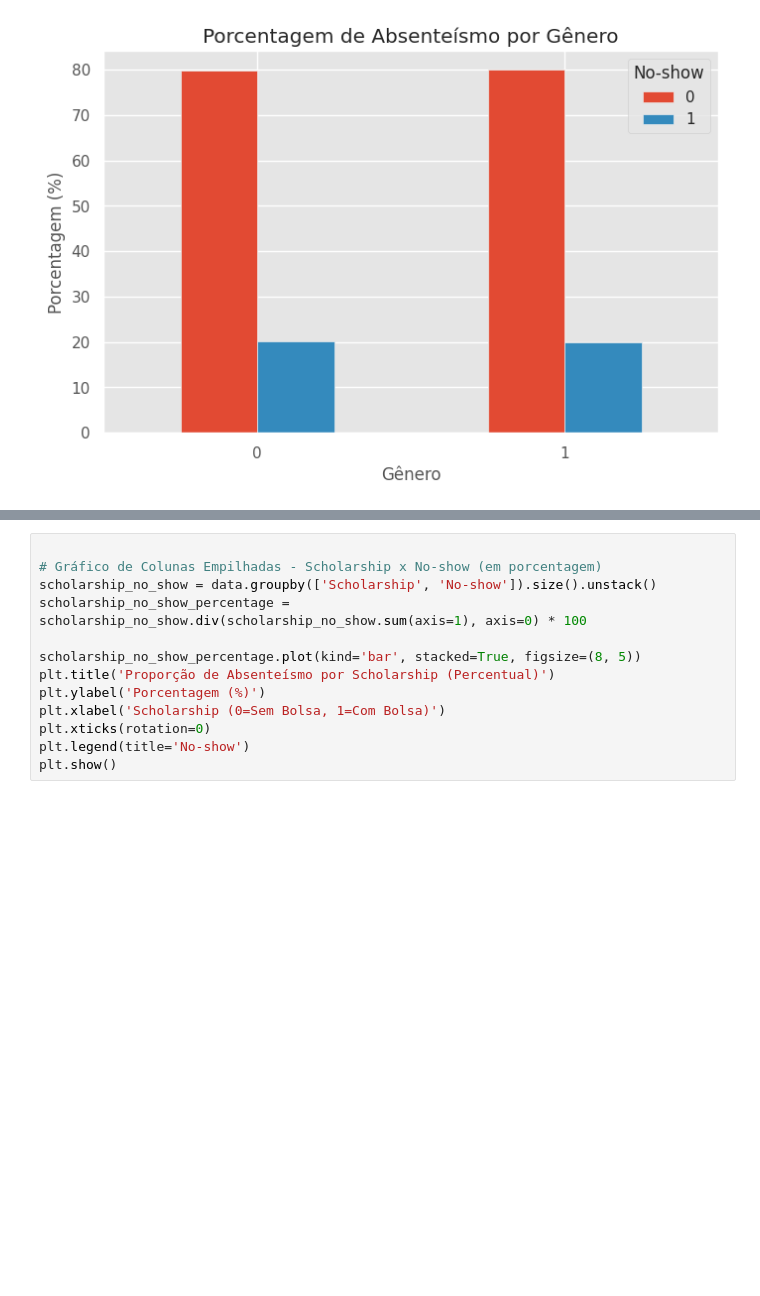
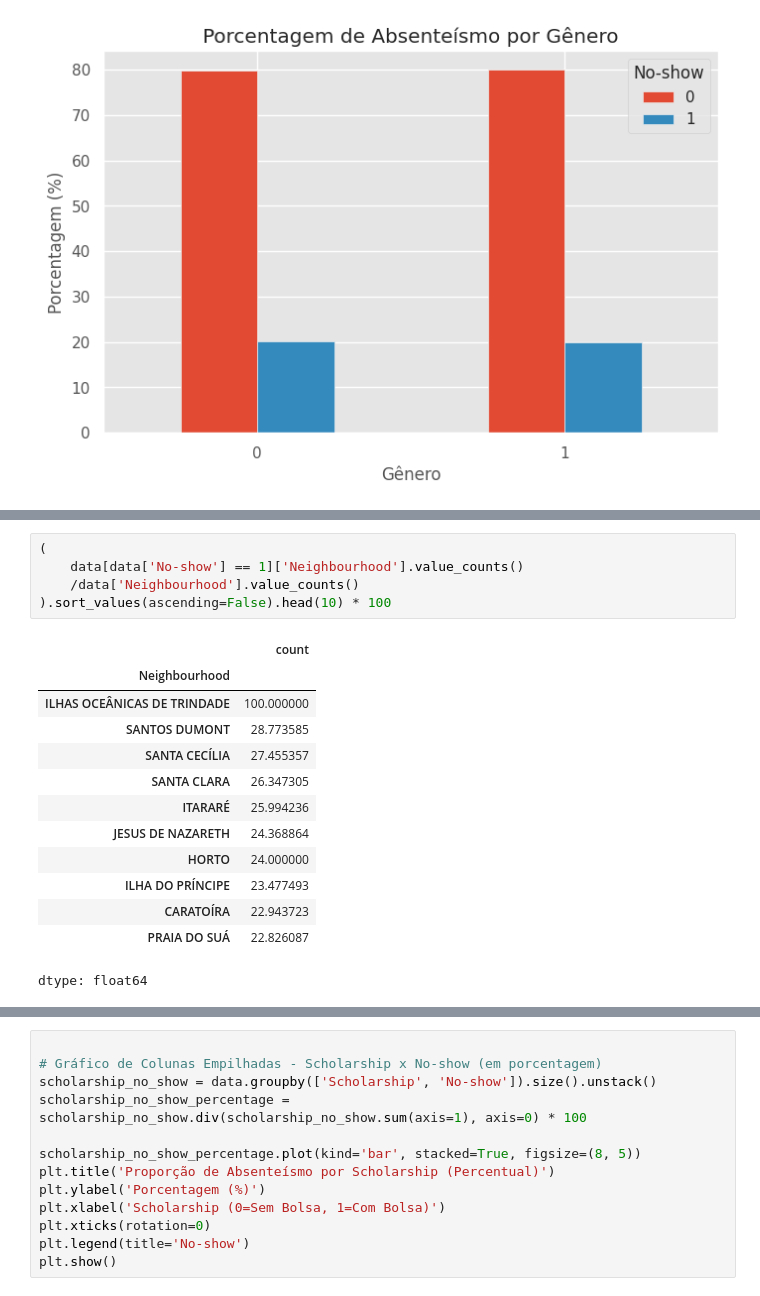
Before and after one commit to eddorileo/saudeDigital, a Jupyter notebook: src/AnaliseExploratoriaDados.ipynb, the cells around one changed output, grey strips where cells are left out. Cells and saved outputs as stored; diff of their text form; blank space fills up the shorter version.

```diff
--- a/src/AnaliseExploratoriaDados.ipynb
+++ b/src/AnaliseExploratoriaDados.ipynb
@@ -429,3 +423,22 @@ plt.show()
+# %%
+(
+    data[data['No-show'] == 1]['Neighbourhood'].value_counts()
+    /data['Neighbourhood'].value_counts()
+).sort_values(ascending=False).head(10) * 100
+# %% [output]
+|  | count |
+| Neighbourhood |  |
+| ILHAS OCEÂNICAS DE TRINDADE | 100.000000 |
+| SANTOS DUMONT | 28.773585 |
+| SANTA CECÍLIA | 27.455357 |
+| SANTA CLARA | 26.347305 |
+| ITARARÉ | 25.994236 |
+| JESUS DE NAZARETH | 24.368864 |
+| HORTO | 24.000000 |
+| ILHA DO PRÍNCIPE | 23.477493 |
+| CARATOÍRA | 22.943723 |
+| PRAIA DO SUÁ | 22.826087 |
+dtype: float64
 # %%
 
 # Gráfico de Pizza - Proporção de No-show como porcentagem do total de pacientes por bairro
```
Also changed, not shown: parts of 4 cells of this notebook.
